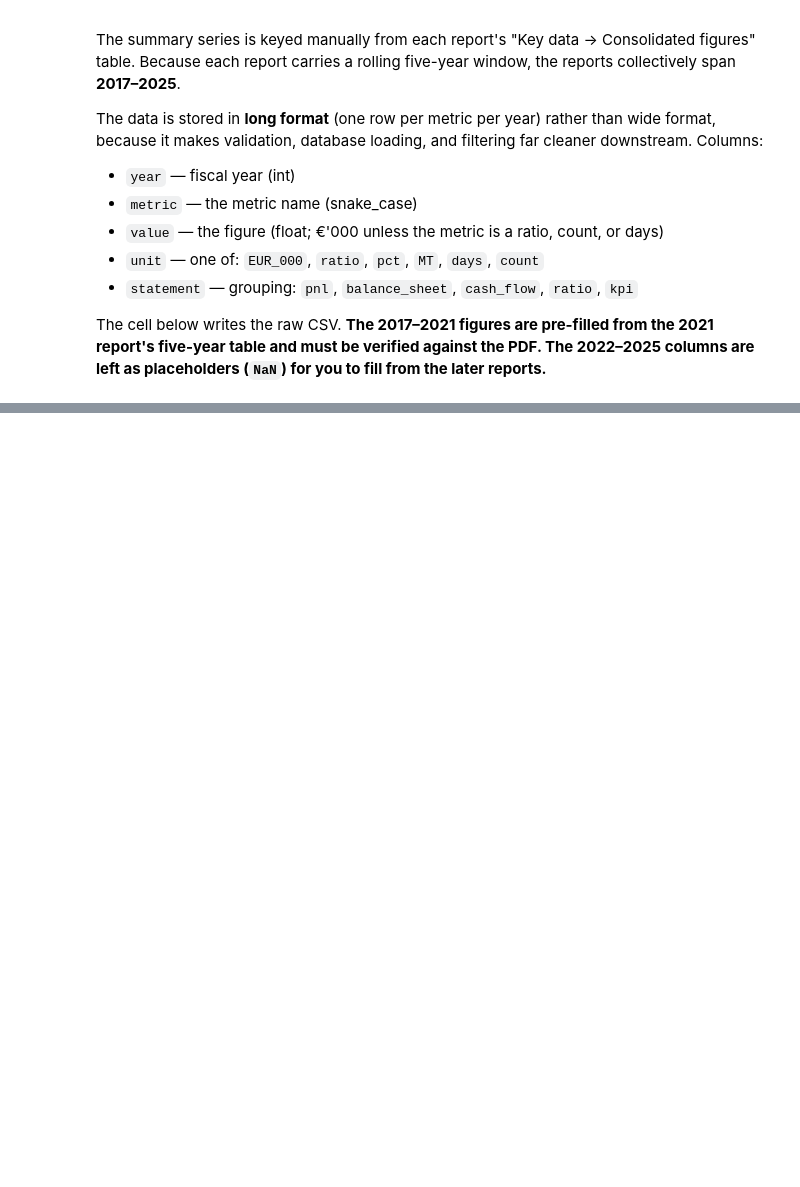
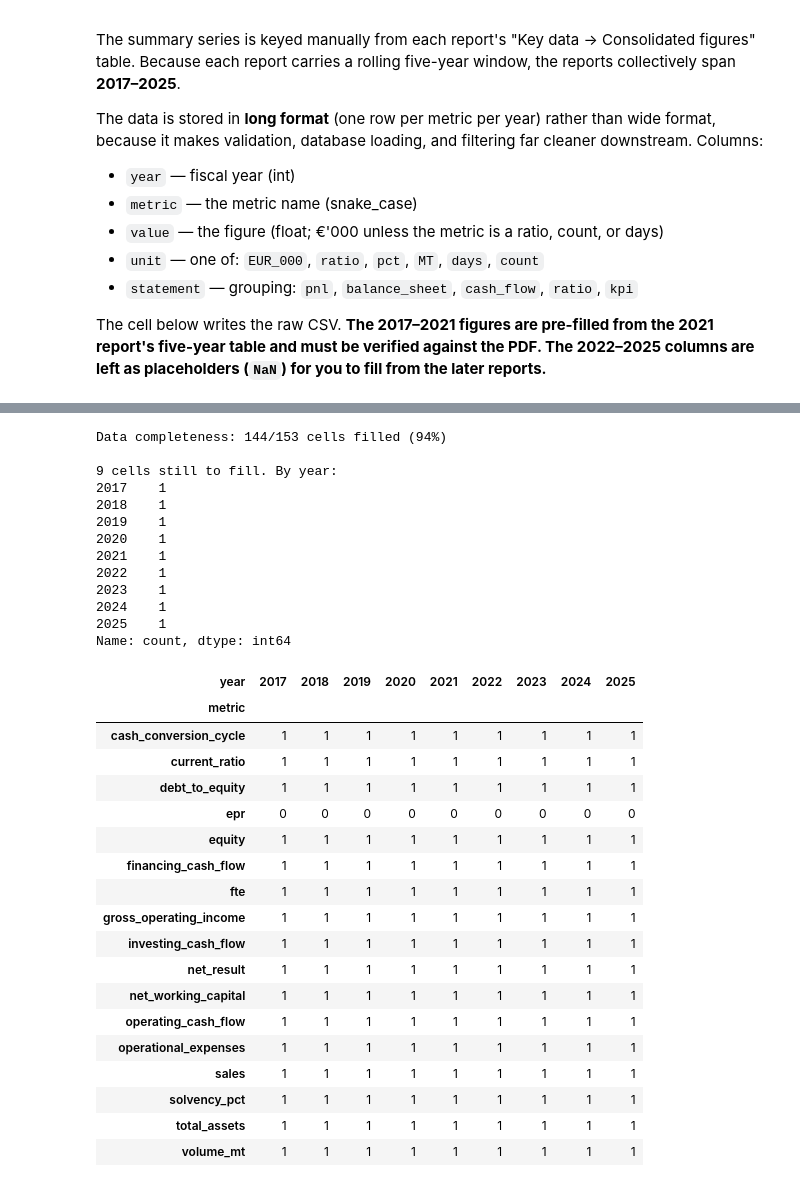
Before and after one commit to Aadhi0105/interfood-financial-analysis, a Jupyter notebook: notebooks/01_data_preparation.ipynb, the cells around one changed output, grey strips where cells are left out. Saved outputs shown, nothing was run; the diff lists cells and outputs as text; code cells hidden in the pictures; blank space fills up the shorter version.

```diff
--- a/notebooks/01_data_preparation.ipynb
+++ b/notebooks/01_data_preparation.ipynb
@@ -122,0 +118,30 @@ The `NaN`s are expected at this stage, not errors — the validation and complet
+# %%
+def load_summary_series(path="../data/raw/summary_series.csv"):
+    df = pd.read_csv(path)
+
+    # --- Structural checks ---
+    expected_cols = {"year", "metric", "value", "unit", "statement"}
+    assert expected_cols.issubset(df.columns), f"Missing columns: {expected_cols - set(df.columns)}"
+
+    # No duplicate metric-year pairs
+    dupes = df.duplicated(subset=["year", "metric"]).sum()
+    assert dupes == 0, f"Found {dupes} duplicate metric-year rows"
+
+    # Valid units and statements
+    valid_units = {"EUR_000", "ratio", "pct", "MT", "days", "count"}
+    valid_stmts = {"pnl", "balance_sheet", "cash_flow", "ratio", "kpi"}
+    bad_units = set(df["unit"]) - valid_units
+    bad_stmts = set(df["statement"]) - valid_stmts
+    assert not bad_units, f"Invalid units: {bad_units}"
+    assert not bad_stmts, f"Invalid statements: {bad_stmts}"
+
+    # Types
+    df["year"] = df["year"].astype(int)
+    df["value"] = pd.to_numeric(df["value"], errors="coerce")
+
+    print("✔ Structural checks passed")
+    return df
+
+df = load_summary_series()
+print(f"Loaded {df.shape[0]} rows | {df['metric'].nunique()} metrics | years {df['year'].min()}-{df['year'].max()}")
+df.head()
@@ -122,0 +157,48 @@ The `NaN`s are expected at this stage, not errors — the validation and complet
+# %%
+# Completeness matrix: which metrics are filled for which years?
+pivot = df.pivot(index="metric", columns="year", values="value")
+completeness = pivot.notna()
+
+filled = completeness.sum().sum()
+total = completeness.size
+print(f"Data completeness: {filled}/{total} cells filled ({filled/total:.0%})\n")
+
+# Show which (metric, year) cells are still missing
+missing = [(m, y) for m in pivot.index for y in pivot.columns if pd.isna(pivot.loc[m, y])]
+print(f"{len(missing)} cells still to fill. By year:")
+print(pd.Series([y for _, y in missing]).value_counts().sort_index())
+
+completeness.astype(int)  # 1 = filled, 0 = missing
+# %% [output]
+Data completeness: 144/153 cells filled (94%)
+
+9 cells still to fill. By year:
+2017    1
+2018    1
+2019    1
+2020    1
+2021    1
+2022    1
+2023    1
+2024    1
+2025    1
+Name: count, dtype: int64
+| year | 2017 | 2018 | 2019 | 2020 | 2021 | 2022 | 2023 | 2024 | 2025 |
+| metric |  |  |  |  |  |  |  |  |  |
+| cash_conversion_cycle | 1 | 1 | 1 | 1 | 1 | 1 | 1 | 1 | 1 |
+| current_ratio | 1 | 1 | 1 | 1 | 1 | 1 | 1 | 1 | 1 |
+| debt_to_equity | 1 | 1 | 1 | 1 | 1 | 1 | 1 | 1 | 1 |
+| epr | 0 | 0 | 0 | 0 | 0 | 0 | 0 | 0 | 0 |
+| equity | 1 | 1 | 1 | 1 | 1 | 1 | 1 | 1 | 1 |
+| financing_cash_flow | 1 | 1 | 1 | 1 | 1 | 1 | 1 | 1 | 1 |
+| fte | 1 | 1 | 1 | 1 | 1 | 1 | 1 | 1 | 1 |
+| gross_operating_income | 1 | 1 | 1 | 1 | 1 | 1 | 1 | 1 | 1 |
+| investing_cash_flow | 1 | 1 | 1 | 1 | 1 | 1 | 1 | 1 | 1 |
+| net_result | 1 | 1 | 1 | 1 | 1 | 1 | 1 | 1 | 1 |
+| net_working_capital | 1 | 1 | 1 | 1 | 1 | 1 | 1 | 1 | 1 |
+| operating_cash_flow | 1 | 1 | 1 | 1 | 1 | 1 | 1 | 1 | 1 |
+| operational_expenses | 1 | 1 | 1 | 1 | 1 | 1 | 1 | 1 | 1 |
+| sales | 1 | 1 | 1 | 1 | 1 | 1 | 1 | 1 | 1 |
+| solvency_pct | 1 | 1 | 1 | 1 | 1 | 1 | 1 | 1 | 1 |
+| total_assets | 1 | 1 | 1 | 1 | 1 | 1 | 1 | 1 | 1 |
+| volume_mt | 1 | 1 | 1 | 1 | 1 | 1 | 1 | 1 | 1 |
```
Also changed, not shown: parts of 7 cells of this notebook.
